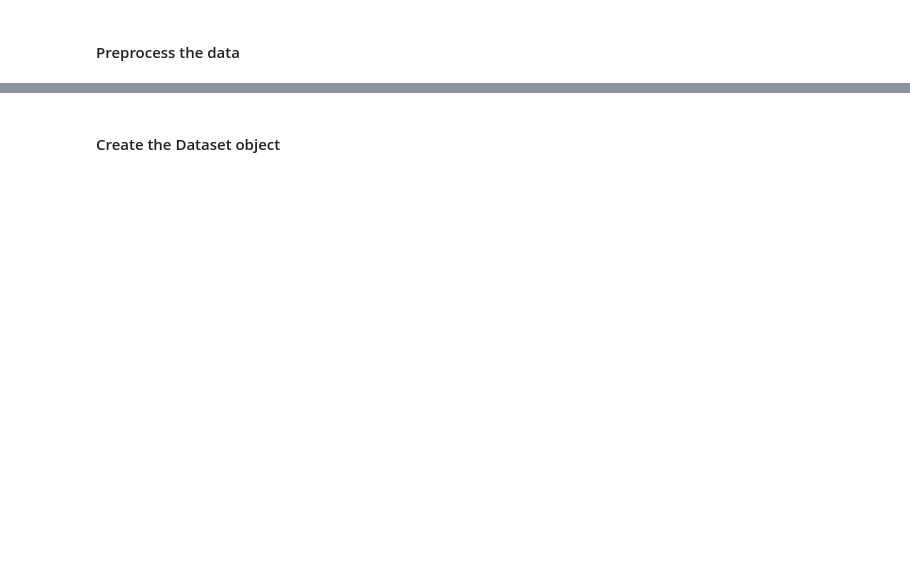
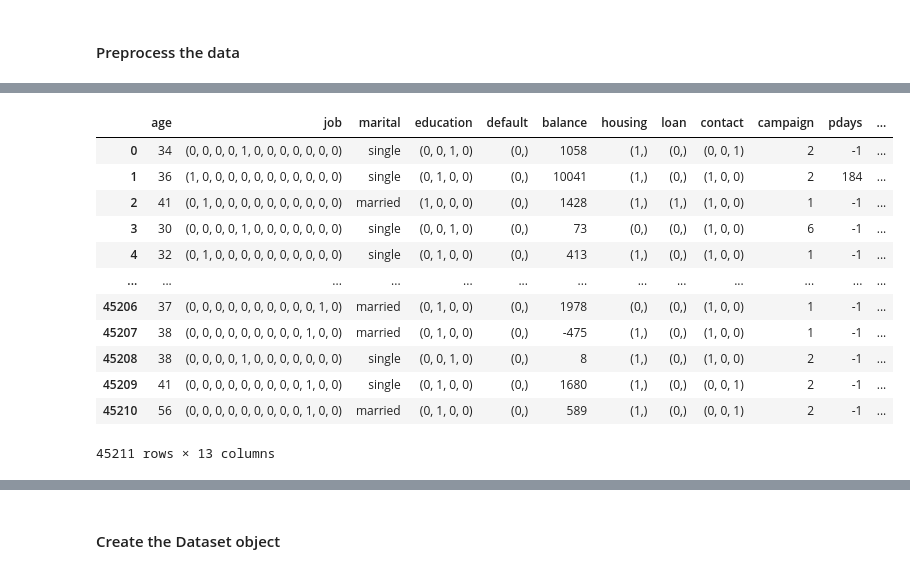
Before and after one commit to xuzhentao/CourseraProjects, a Jupyter notebook: customising_your_models_with_tensorflow_2/week2/week2_Coding_Tutorial.ipynb, the cells around one changed output, grey strips where cells are left out. Cells and saved outputs as stored; diff of their text form; code cells hidden in the pictures; blank space fills up the shorter version.

```diff
--- a/customising_your_models_with_tensorflow_2/week2/week2_Coding_Tutorial.ipynb
+++ b/customising_your_models_with_tensorflow_2/week2/week2_Coding_Tutorial.ipynb
@@ -860,4 +934,18 @@ bank_dataframe.head()
 # %%
 # Shuffle the DataFrame
-
 bank_dataframe = bank_dataframe.sample(frac=1).reset_index(drop=True)
+bank_dataframe
+# %% [output]
+|  | age | job | marital | education | default | balance | housing | loan | contact | campaign | pdays | ... |
+| 0 | 34 | (0, 0, 0, 0, 1, 0, 0, 0, 0, 0, 0, 0) | single | (0, 0, 1, 0) | (0,) | 1058 | (1,) | (0,) | (0, 0, 1) | 2 | -1 | ... |
+| 1 | 36 | (1, 0, 0, 0, 0, 0, 0, 0, 0, 0, 0, 0) | single | (0, 1, 0, 0) | (0,) | 10041 | (1,) | (0,) | (1, 0, 0) | 2 | 184 | ... |
+| 2 | 41 | (0, 1, 0, 0, 0, 0, 0, 0, 0, 0, 0, 0) | married | (1, 0, 0, 0) | (0,) | 1428 | (1,) | (1,) | (1, 0, 0) | 1 | -1 | ... |
+| 3 | 30 | (0, 0, 0, 0, 1, 0, 0, 0, 0, 0, 0, 0) | single | (0, 0, 1, 0) | (0,) | 73 | (0,) | (0,) | (1, 0, 0) | 6 | -1 | ... |
+| 4 | 32 | (0, 1, 0, 0, 0, 0, 0, 0, 0, 0, 0, 0) | single | (0, 1, 0, 0) | (0,) | 413 | (1,) | (0,) | (1, 0, 0) | 1 | -1 | ... |
+| ... | ... | ... | ... | ... | ... | ... | ... | ... | ... | ... | ... | ... |
+| 45206 | 37 | (0, 0, 0, 0, 0, 0, 0, 0, 0, 0, 1, 0) | married | (0, 1, 0, 0) | (0,) | 1978 | (0,) | (0,) | (1, 0, 0) | 1 | -1 | ... |
+| 45207 | 38 | (0, 0, 0, 0, 0, 0, 0, 0, 0, 1, 0, 0) | married | (0, 1, 0, 0) | (0,) | -475 | (1,) | (0,) | (1, 0, 0) | 1 | -1 | ... |
+| 45208 | 38 | (0, 0, 0, 0, 1, 0, 0, 0, 0, 0, 0, 0) | single | (0, 0, 1, 0) | (0,) | 8 | (1,) | (0,) | (1, 0, 0) | 2 | -1 | ... |
+| 45209 | 41 | (0, 0, 0, 0, 0, 0, 0, 0, 0, 1, 0, 0) | single | (0, 1, 0, 0) | (0,) | 1680 | (1,) | (0,) | (0, 0, 1) | 2 | -1 | ... |
+| 45210 | 56 | (0, 0, 0, 0, 0, 0, 0, 0, 0, 1, 0, 0) | married | (0, 1, 0, 0) | (0,) | 589 | (1,) | (0,) | (0, 0, 1) | 2 | -1 | ... |
+45211 rows × 13 columns
```
Also changed, not shown: parts of 41 cells of this notebook, 6 other files.
